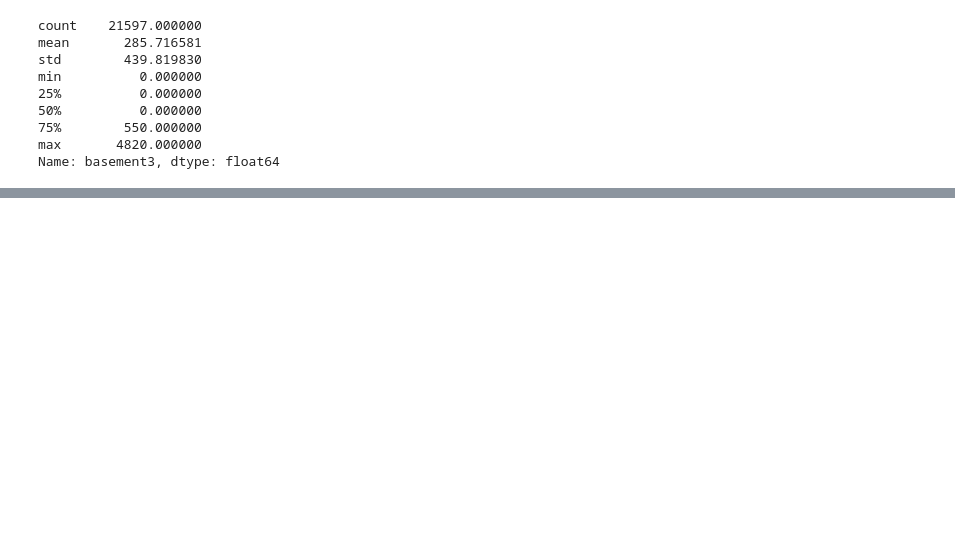
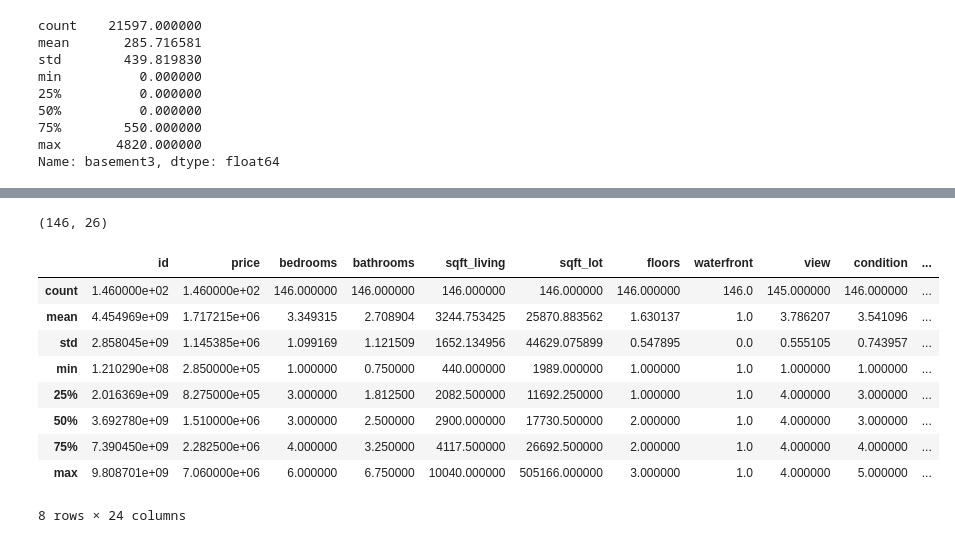
Before and after one commit to AndrewJ1/FI_Module_1, a Jupyter notebook: FinalProject/dsc-1-final-project-online-ds-pt-041519/Working.ipynb, the cells around one changed output, grey strips where cells are left out. Drawn from its saved outputs; the diff is of its cells as text; code cells hidden in the pictures; blank space fills up the shorter version.

```diff
--- a/FinalProject/dsc-1-final-project-online-ds-pt-041519/Working.ipynb
+++ b/FinalProject/dsc-1-final-project-online-ds-pt-041519/Working.ipynb
@@ -237,0 +417,15 @@ df['test'].sum()
+# %%
+print(df_water_yes.shape)
+df_water_yes.describe()
+# %% [output]
+(146, 26)
+|  | id | price | bedrooms | bathrooms | sqft_living | sqft_lot | floors | waterfront | view | condition | ... |
+| count | 1.460000e+02 | 1.460000e+02 | 146.000000 | 146.000000 | 146.000000 | 146.000000 | 146.000000 | 146.0 | 145.000000 | 146.000000 | ... |
+| mean | 4.454969e+09 | 1.717215e+06 | 3.349315 | 2.708904 | 3244.753425 | 25870.883562 | 1.630137 | 1.0 | 3.786207 | 3.541096 | ... |
+| std | 2.858045e+09 | 1.145385e+06 | 1.099169 | 1.121509 | 1652.134956 | 44629.075899 | 0.547895 | 0.0 | 0.555105 | 0.743957 | ... |
+| min | 1.210290e+08 | 2.850000e+05 | 1.000000 | 0.750000 | 440.000000 | 1989.000000 | 1.000000 | 1.0 | 1.000000 | 1.000000 | ... |
+| 25% | 2.016369e+09 | 8.275000e+05 | 3.000000 | 1.812500 | 2082.500000 | 11692.250000 | 1.000000 | 1.0 | 4.000000 | 3.000000 | ... |
+| 50% | 3.692780e+09 | 1.510000e+06 | 3.000000 | 2.500000 | 2900.000000 | 17730.500000 | 2.000000 | 1.0 | 4.000000 | 3.000000 | ... |
+| 75% | 7.390450e+09 | 2.282500e+06 | 4.000000 | 3.250000 | 4117.500000 | 26692.500000 | 2.000000 | 1.0 | 4.000000 | 4.000000 | ... |
+| max | 9.808701e+09 | 7.060000e+06 | 6.000000 | 6.750000 | 10040.000000 | 505166.000000 | 3.000000 | 1.0 | 4.000000 | 5.000000 | ... |
+8 rows × 24 columns
```
Also changed, not shown: parts of 48 cells of this notebook.
